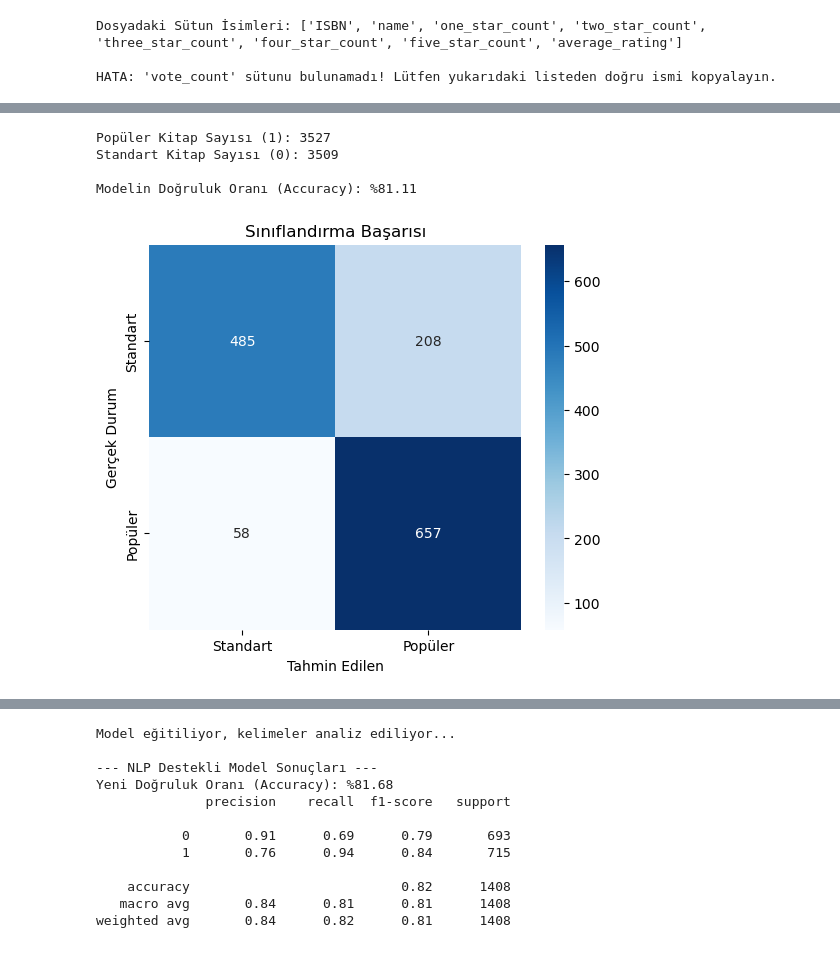
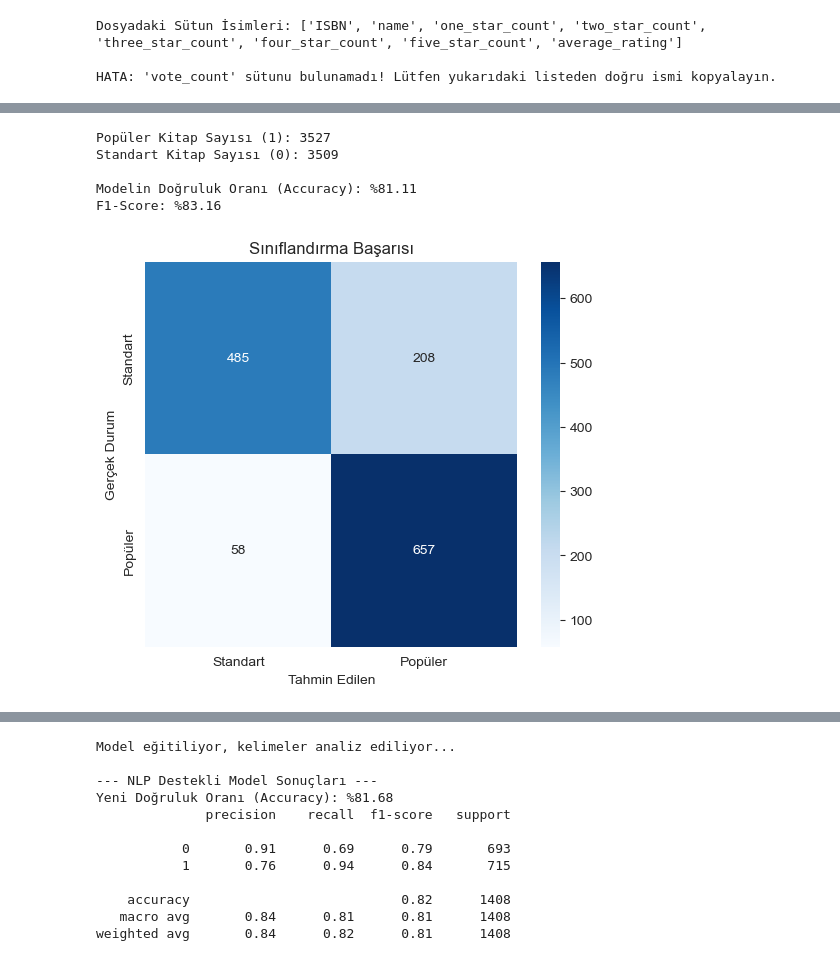
Before and after one commit to ilydozttrk/MakineOgrenmesiProjesi, a Jupyter notebook: MakineOgrenmesiProjesi.ipynb, the cells around one changed output, grey strips where cells are left out. Saved outputs shown, nothing was run; the diff lists cells and outputs as text; code cells hidden in the pictures.

```diff
--- a/MakineOgrenmesiProjesi.ipynb
+++ b/MakineOgrenmesiProjesi.ipynb
@@ -209,7 +248,7 @@ import seaborn as sns
 import matplotlib.pyplot as plt
 from sklearn.model_selection import train_test_split
 from sklearn.tree import DecisionTreeClassifier
-from sklearn.metrics import accuracy_score, confusion_matrix
+from sklearn.metrics import accuracy_score, confusion_matrix, f1_score
 
 # 1. VERİYİ HAZIRLAMA
 try:
@@ -253,31 +292,36 @@ print(f"Standart Kitap Sayısı (0): {len(df[df['category']==0])}")
 X = df[['rating']]
 y = df['category']
 
+
+
 # 4. EĞİTİM VE TEST AYIRIMI
 X_train, X_test, y_train, y_test = train_test_split(X, y, test_size=0.2, random_state=42)
 
 # 5. MODELİ KURMA
 model = DecisionTreeClassifier()
 model.fit(X_train, y_train)
 
 # 6. TAHMİN VE SONUÇ
 y_pred = model.predict(X_test)
 basari = accuracy_score(y_test, y_pred)
 print(f"\nModelin Doğruluk Oranı (Accuracy): %{basari * 100:.2f}")
+f1 = f1_score(y_test, y_pred)
+print(f"F1-Score: %{f1 * 100:.2f}")
 
 # 7. GÖRSELLEŞTİRME
 cm = confusion_matrix(y_test, y_pred)
 plt.figure(figsize=(6, 5))
 sns.heatmap(cm, annot=True, fmt='d', cmap='Blues',
             xticklabels=['Standart', 'Popüler'],
             yticklabels=['Standart', 'Popüler'])
 plt.xlabel('Tahmin Edilen')
 plt.ylabel('Gerçek Durum')
 plt.title('Sınıflandırma Başarısı')
 plt.show()
 # %% [output]
 Popüler Kitap Sayısı (1): 3527
 Standart Kitap Sayısı (0): 3509
 
 Modelin Doğruluk Oranı (Accuracy): %81.11
+F1-Score: %83.16
-[figure, old version]
+[figure, new version]
```
Also changed, not shown: parts of 9 cells of this notebook.
